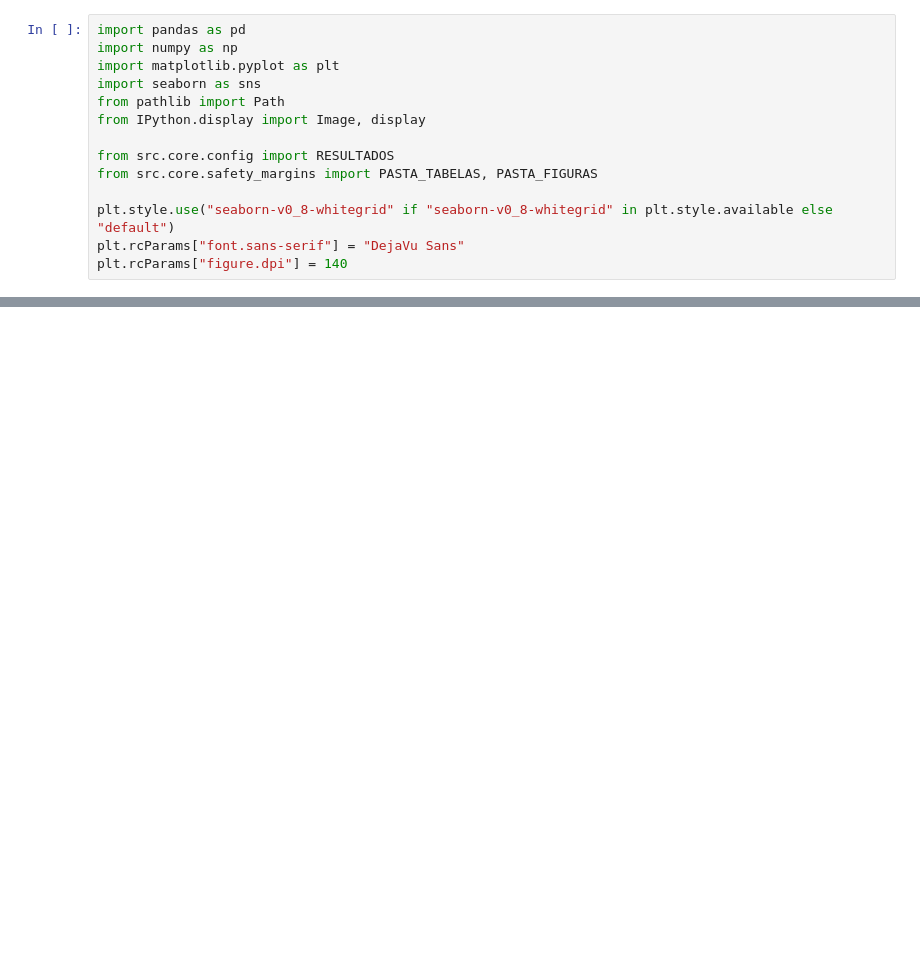
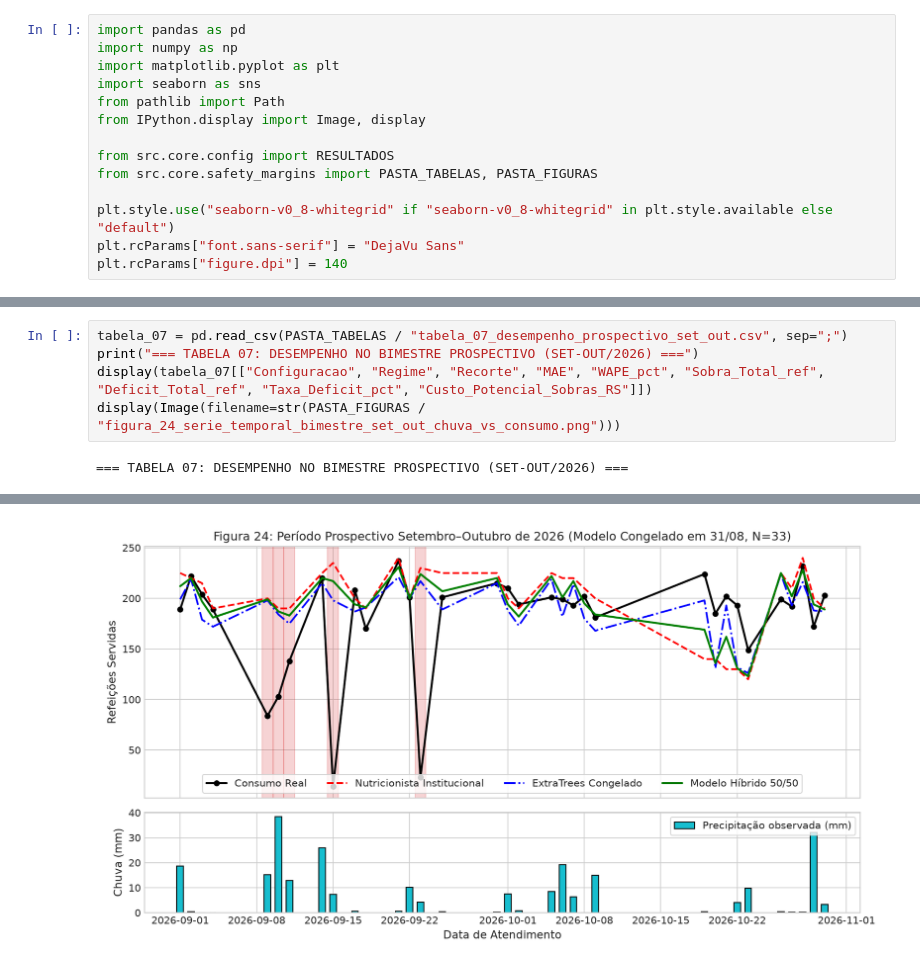
Before and after one commit to micheldigui/Artefato_Mestrado, a Jupyter notebook: notebooks/05_modelo_hibrido_e_margens_seguranca.ipynb, the cells around one changed output, grey strips where cells are left out. Saved outputs shown, nothing was run; the diff lists cells and outputs as text; blank space fills up the shorter version.

```diff
--- a/notebooks/05_modelo_hibrido_e_margens_seguranca.ipynb
+++ b/notebooks/05_modelo_hibrido_e_margens_seguranca.ipynb
@@ -49,0 +39,7 @@ Adição de margens de resíduo empírico ($+10, +12, +15, +19$ refeições) par
+# %%
+tabela_07 = pd.read_csv(PASTA_TABELAS / "tabela_07_desempenho_prospectivo_set_out.csv", sep=";")
+print("=== TABELA 07: DESEMPENHO NO BIMESTRE PROSPECTIVO (SET-OUT/2026) ===")
+display(tabela_07[["Configuracao", "Regime", "Recorte", "MAE", "WAPE_pct", "Sobra_Total_ref", "Deficit_Total_ref", "Taxa_Deficit_pct", "Custo_Potencial_Sobras_RS"]])
+display(Image(filename=str(PASTA_FIGURAS / "figura_24_serie_temporal_bimestre_set_out_chuva_vs_consumo.png")))
+# %% [output]
+=== TABELA 07: DESEMPENHO NO BIMESTRE PROSPECTIVO (SET-OUT/2026) ===
@@ -49,0 +63 @@ Adição de margens de resíduo empírico ($+10, +12, +15, +19$ refeições) par
+[figure, added]
```
Also changed, not shown: parts of 20 cells of this notebook, 53 other files.
